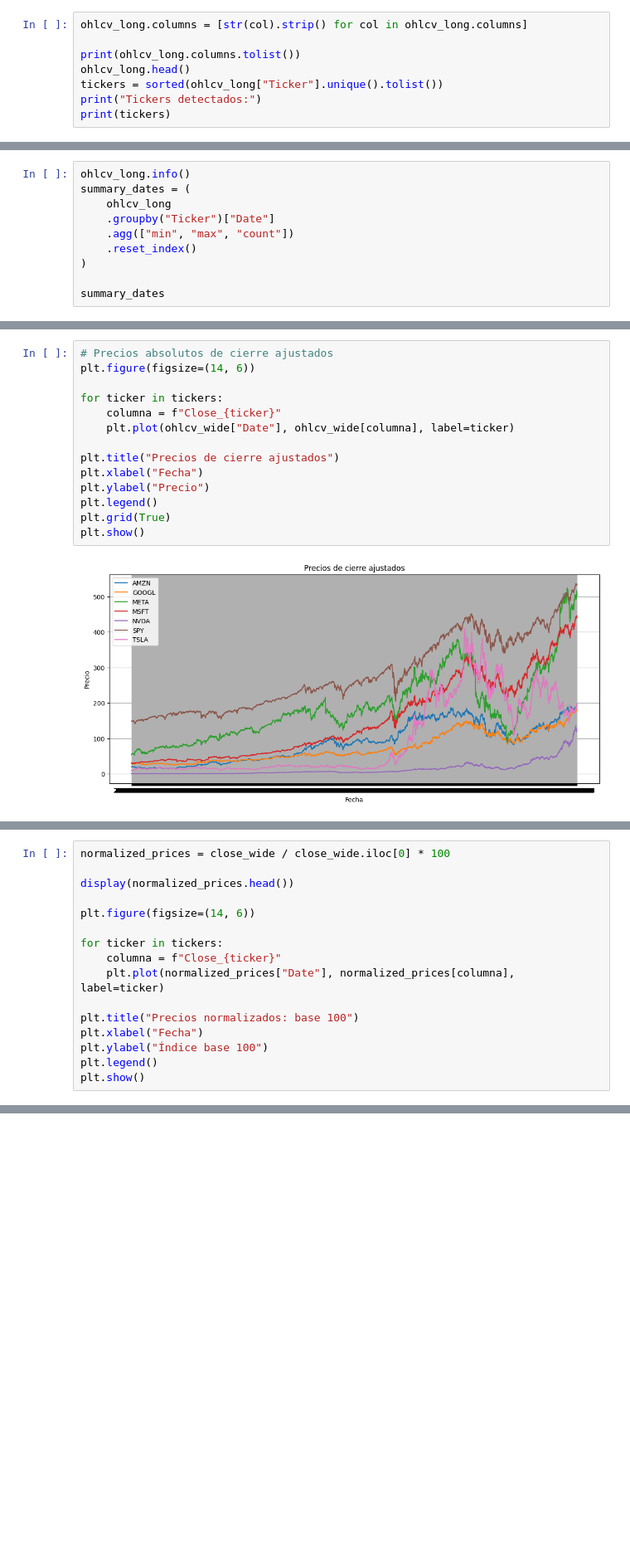
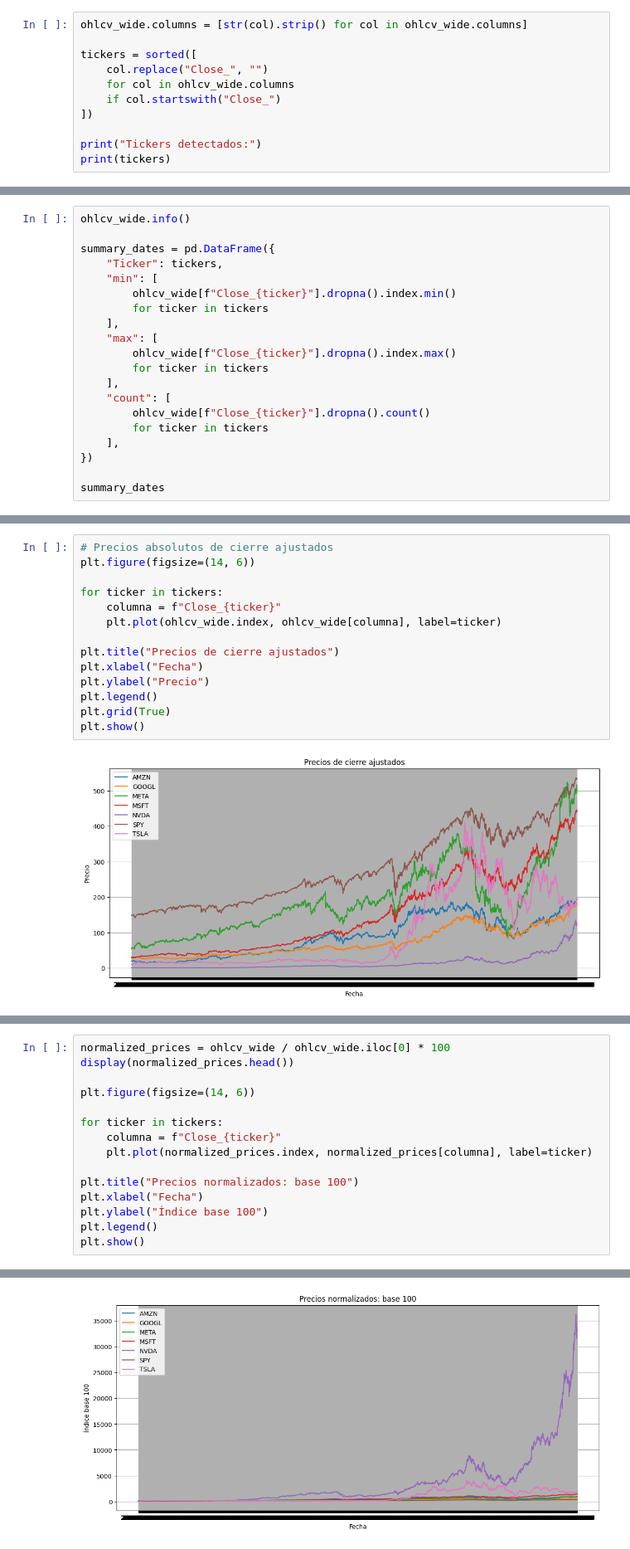
Before and after one commit to juanbarearojo/Mini-trading-bot, a Jupyter notebook: eda.ipynb, the cells around one changed output, grey strips where cells are left out. Shown at 83% size. Drawn from its saved outputs; the diff is of its cells as text; blank space fills up the shorter version.

```diff
--- a/eda.ipynb
+++ b/eda.ipynb
@@ -62,11 +48,14 @@ Precios de cierre en formato horizontal:
 # %% [markdown]
 Establecemos que ticker vamos a usar
 # %%
-ohlcv_long.columns = [str(col).strip() for col in ohlcv_long.columns]
+ohlcv_wide.columns = [str(col).strip() for col in ohlcv_wide.columns]
 
-print(ohlcv_long.columns.tolist())
-ohlcv_long.head()
-tickers = sorted(ohlcv_long["Ticker"].unique().tolist())
+tickers = sorted([
+    col.replace("Close_", "")
+    for col in ohlcv_wide.columns
+    if col.startswith("Close_")
+])
+
 print("Tickers detectados:")
 print(tickers)
 # %% [output]
@@ -76,13 +64,23 @@ Tickers detectados:
 # %% [markdown]
 Comprobamos máximos y mínimos viendo que todo está correcto
 # %%
-ohlcv_long.info()
-summary_dates = (
-    ohlcv_long
-    .groupby("Ticker")["Date"]
-    .agg(["min", "max", "count"])
-    .reset_index()
-)
+ohlcv_wide.info()
+
+summary_dates = pd.DataFrame({
+    "Ticker": tickers,
+    "min": [
+        ohlcv_wide[f"Close_{ticker}"].dropna().index.min()
+        for ticker in tickers
+    ],
+    "max": [
+        ohlcv_wide[f"Close_{ticker}"].dropna().index.max()
+        for ticker in tickers
+    ],
+    "count": [
+        ohlcv_wide[f"Close_{ticker}"].dropna().count()
+        for ticker in tickers
+    ],
+})
 
 summary_dates
 # %% [output]
@@ -145,7 +119,7 @@ plt.figure(figsize=(14, 6))
 
 for ticker in tickers:
     columna = f"Close_{ticker}"
-    plt.plot(ohlcv_wide["Date"], ohlcv_wide[columna], label=ticker)
+    plt.plot(ohlcv_wide.index, ohlcv_wide[columna], label=ticker)
 
 plt.title("Precios de cierre ajustados")
 plt.xlabel("Fecha")
@@ -160,13 +134,12 @@ Normalizar precios base 100. Esto permite comparar cuánto ha crecido cada activ
 # %%
-normalized_prices = close_wide / close_wide.iloc[0] * 100
-
+normalized_prices = ohlcv_wide / ohlcv_wide.iloc[0] * 100
 display(normalized_prices.head())
 
 plt.figure(figsize=(14, 6))
 
 for ticker in tickers:
     columna = f"Close_{ticker}"
-    plt.plot(normalized_prices["Date"], normalized_prices[columna], label=ticker)
+    plt.plot(normalized_prices.index, normalized_prices[columna], label=ticker)
 
 plt.title("Precios normalizados: base 100")
 plt.xlabel("Fecha")
@@ -177,0 +157 @@ NameError: name 'df' is not defined
+[figure, added]
```
Also changed, not shown: parts of 12 cells of this notebook.
